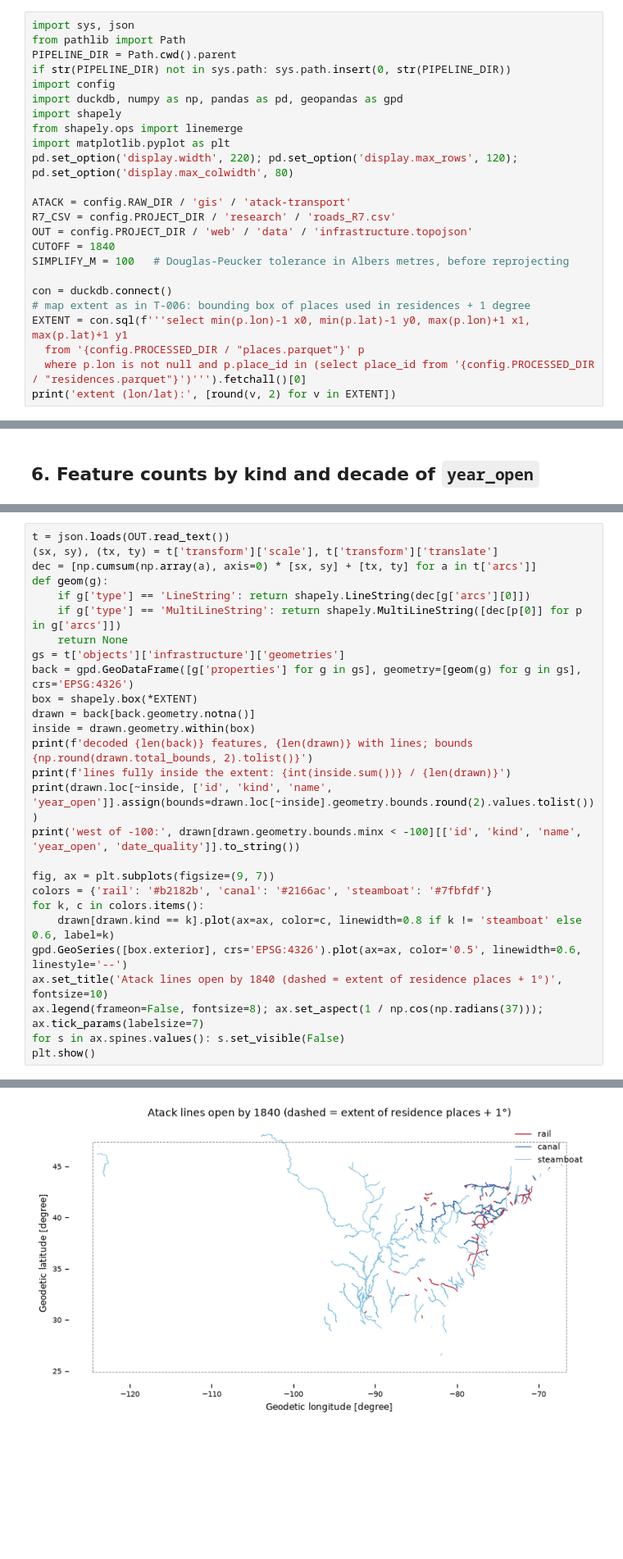
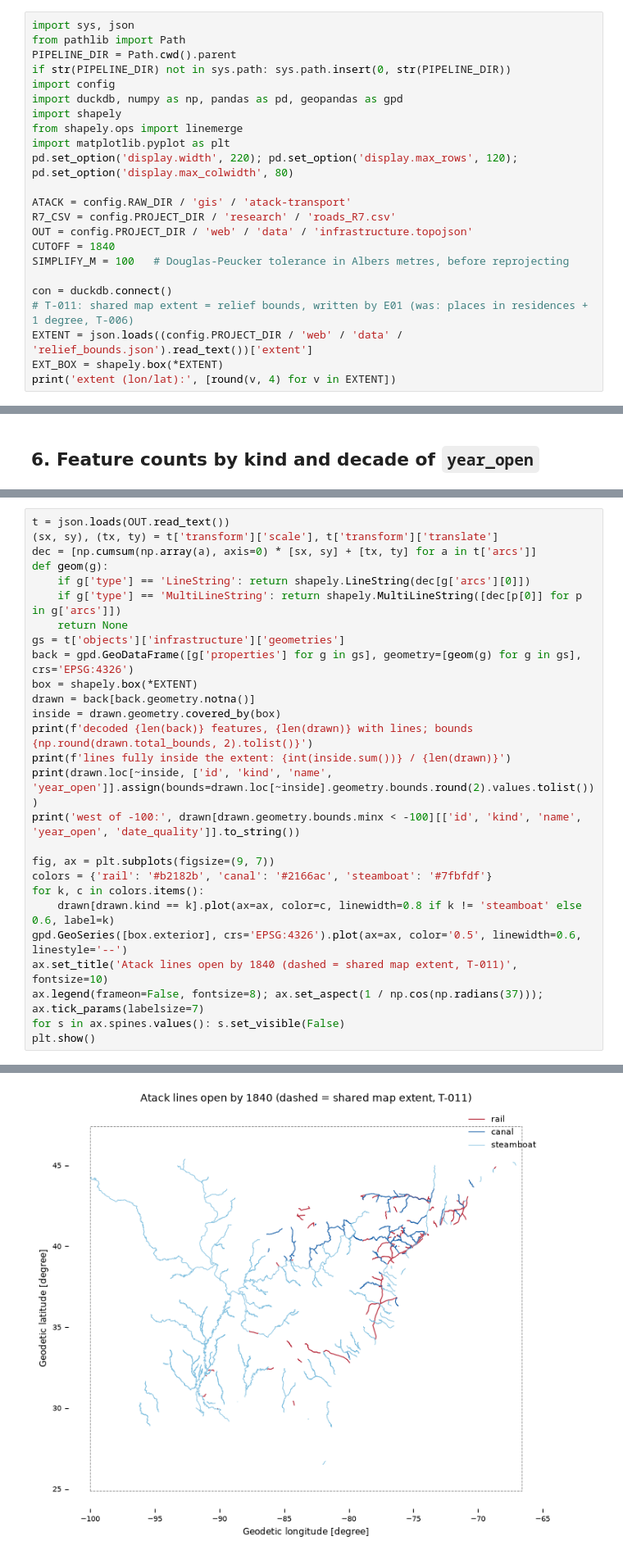
Before and after one commit to larawashington-PGDV5200/revolutionary-xroads, a Jupyter notebook: rx-pipeline/notebooks/D01_infrastructure.ipynb, the cells around one changed output, grey strips where cells are left out. Shown at 82% size. Cells and saved outputs as stored; diff of their text form; blank space fills up the shorter version.

```diff
--- a/rx-pipeline/notebooks/D01_infrastructure.ipynb
+++ b/rx-pipeline/notebooks/D01_infrastructure.ipynb
@@ -34,9 +34,8 @@ CUTOFF = 1840
 SIMPLIFY_M = 100   # Douglas-Peucker tolerance in Albers metres, before reprojecting
 
 con = duckdb.connect()
-# map extent as in T-006: bounding box of places used in residences + 1 degree
-EXTENT = con.sql(f'''select min(p.lon)-1 x0, min(p.lat)-1 y0, max(p.lon)+1 x1, max(p.lat)+1 y1
-  from '{config.PROCESSED_DIR / "places.parquet"}' p
-  where p.lon is not null and p.place_id in (select place_id from '{config.PROCESSED_DIR / "residences.parquet"}')''').fetchall()[0]
-print('extent (lon/lat):', [round(v, 2) for v in EXTENT])
+# T-011: shared map extent = relief bounds, written by E01 (was: places in residences + 1 degree, T-006)
+EXTENT = json.loads((config.PROJECT_DIR / 'web' / 'data' / 'relief_bounds.json').read_text())['extent']
+EXT_BOX = shapely.box(*EXTENT)
+print('extent (lon/lat):', [round(v, 4) for v in EXTENT])
 # %% [output]
@@ -280,7 +360,7 @@ gs = t['objects']['infrastructure']['geometries']
 back = gpd.GeoDataFrame([g['properties'] for g in gs], geometry=[geom(g) for g in gs], crs='EPSG:4326')
 box = shapely.box(*EXTENT)
 drawn = back[back.geometry.notna()]
-inside = drawn.geometry.within(box)
+inside = drawn.geometry.covered_by(box)
 print(f'decoded {len(back)} features, {len(drawn)} with lines; bounds {np.round(drawn.total_bounds, 2).tolist()}')
 print(f'lines fully inside the extent: {int(inside.sum())} / {len(drawn)}')
 print(drawn.loc[~inside, ['id', 'kind', 'name', 'year_open']].assign(bounds=drawn.loc[~inside].geometry.bounds.round(2).values.tolist()))
@@ -291,7 +371,7 @@ colors = {'rail': '#b2182b', 'canal': '#2166ac', 'steamboat': '#7fbfdf'}
 for k, c in colors.items():
     drawn[drawn.kind == k].plot(ax=ax, color=c, linewidth=0.8 if k != 'steamboat' else 0.6, label=k)
 gpd.GeoSeries([box.exterior], crs='EPSG:4326').plot(ax=ax, color='0.5', linewidth=0.6, linestyle='--')
-ax.set_title('Atack lines open by 1840 (dashed = extent of residence places + 1°)', fontsize=10)
+ax.set_title('Atack lines open by 1840 (dashed = shared map extent, T-011)', fontsize=10)
 ax.legend(frameon=False, fontsize=8); ax.set_aspect(1 / np.cos(np.radians(37))); ax.tick_params(labelsize=7)
 for s in ax.spines.values(): s.set_visible(False)
 plt.show()
@@ -312,4 +387,4 @@ west of -100:                  id       kind                                name
-[figure, old version]
+[figure, new version]
 # %% [markdown]
 ## 9. Checks
 # %%
```
Also changed, not shown: parts of 10 cells of this notebook, 9 other files.
